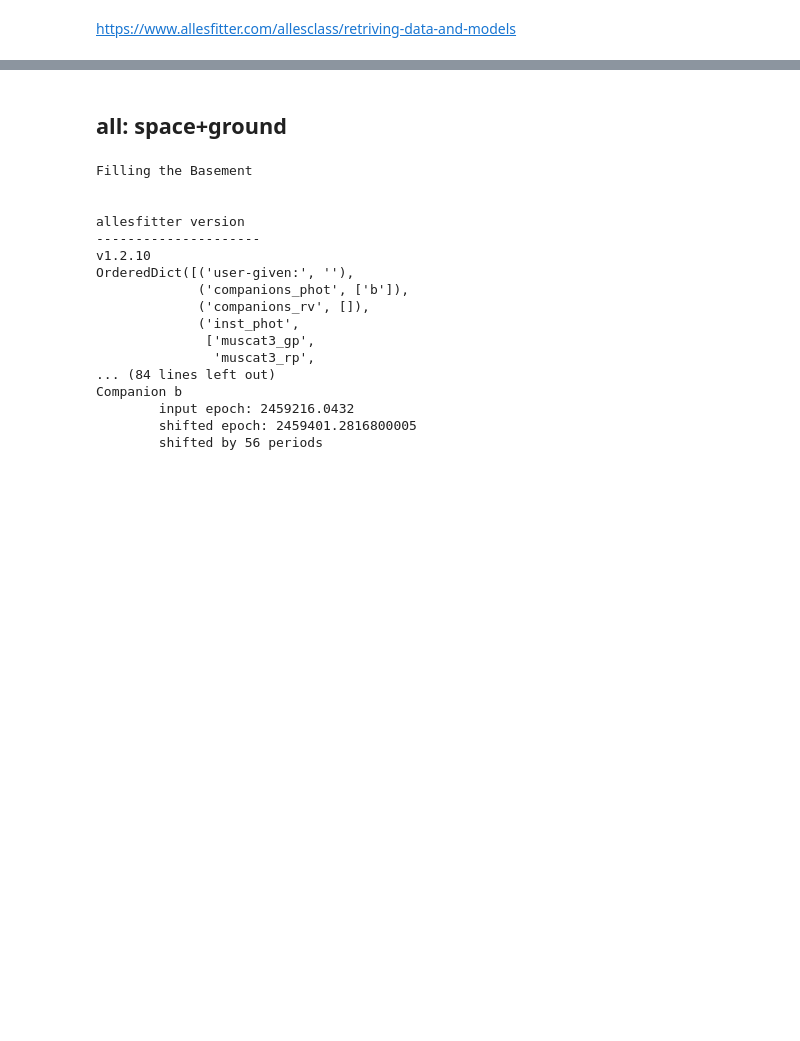
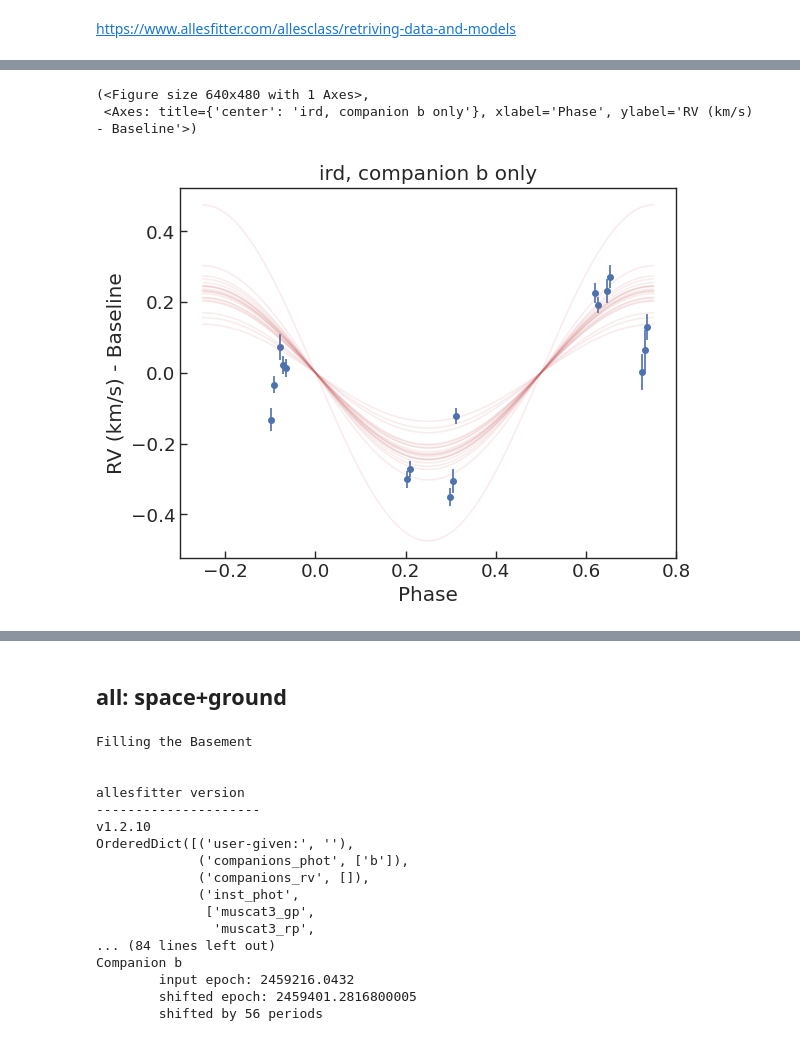
Before and after one commit to jpdeleon/toi5671, a Jupyter notebook: notebooks/allesfit_transit_results.ipynb, the cells around one changed output, grey strips where cells are left out. Cells and saved outputs as stored; diff of their text form; code cells hidden in the pictures; blank space fills up the shorter version.

```diff
--- a/notebooks/allesfit_transit_results.ipynb
+++ b/notebooks/allesfit_transit_results.ipynb
@@ -6,0 +452,8 @@ assert os.environ['CONDA_DEFAULT_ENV']=='ttv'
+# %%
+#'full' / 'phase' / 'phasezoom'
+i = 'ird'
+af.plot(i, 'b', style='phase')
+# %% [output]
+(<Figure size 640x480 with 1 Axes>,
+ <Axes: title={'center': 'ird, companion b only'}, xlabel='Phase', ylabel='RV (km/s) - Baseline'>)
+[figure, added]
```
Also changed, not shown: parts of 61 cells of this notebook, 55 other files.
